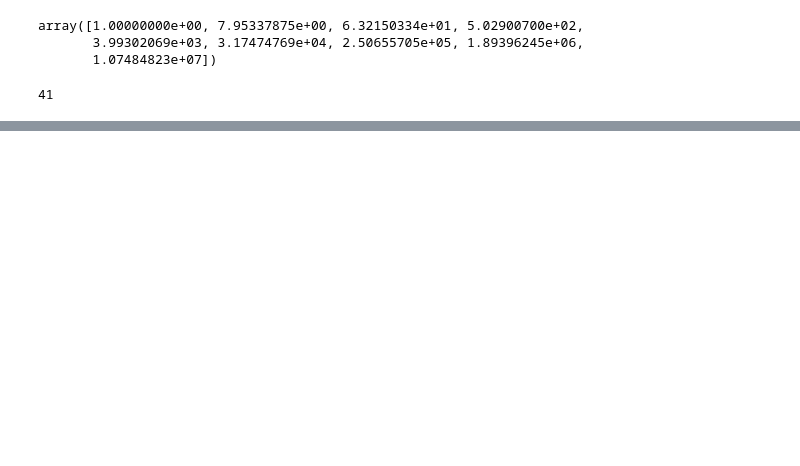
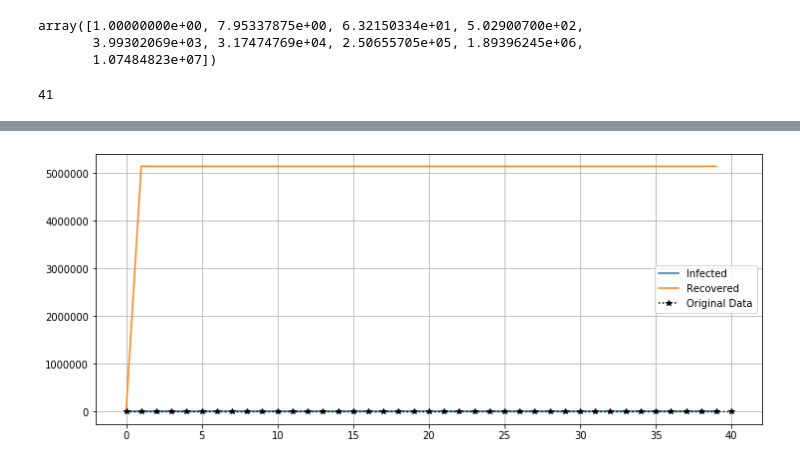
Before and after one commit to vincentdecuttoli/coronav, a Jupyter notebook: notebooks/modelisation.ipynb, the cells around one changed output, grey strips where cells are left out. Cells and saved outputs as stored; diff of their text form; code cells hidden in the pictures; blank space fills up the shorter version.

```diff
--- a/notebooks/modelisation.ipynb
+++ b/notebooks/modelisation.ipynb
@@ -217,0 +283,14 @@ array([ 0.06321101, 33.06340503])
+# %%
+beta_optimal = 0.1499158
+gamma_optimal = 81.01959328
+# %%
+beta = beta_optimal
+gamma = gamma_optimal
+
+def SIR(t, y):
+    S = y[0]
+    I = y[1]
+    R = y[2]
+    return([-beta*S*I, beta*S*I-gamma*I, gamma*I])
+
+solution_korea_optimal = solve_ivp(SIR, [0, 40], [51_470_000*0.1, 1, 0], t_eval=np.arange(0, 40, 1))
@@ -217,0 +317,4 @@ array([ 0.06321101, 33.06340503])
+# %%
+plot_epidemie(solution_korea_optimal, korea_df.loc[2:]['infected'])
+# %% [output]
+[figure, added]
```
Also changed, not shown: parts of 27 cells of this notebook, 1 other file.
